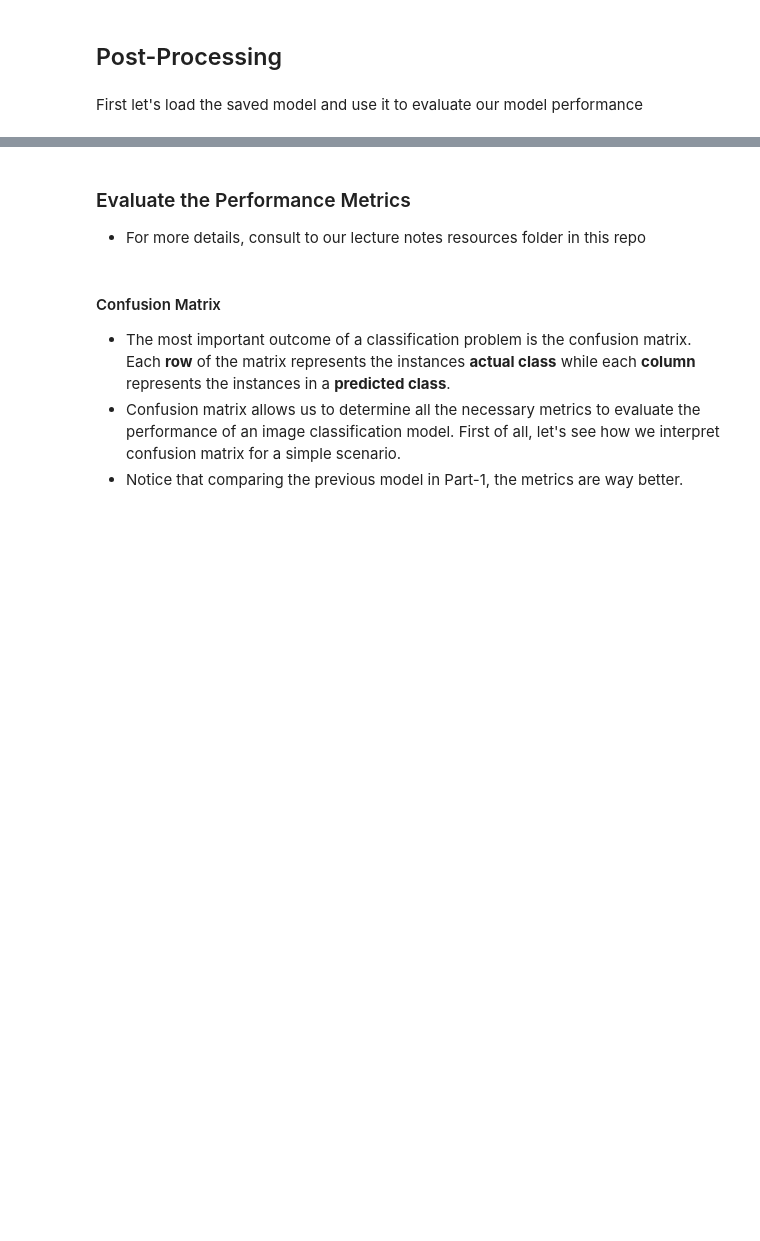
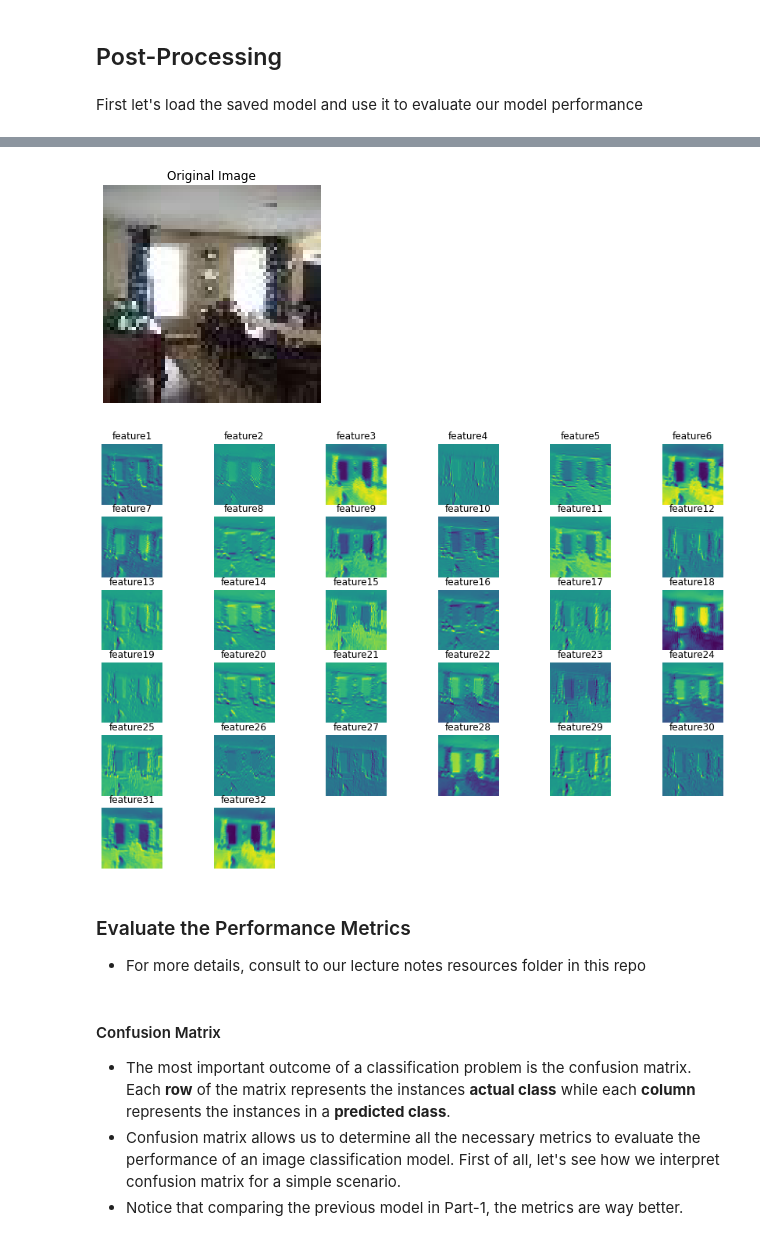
Before and after one commit to erkara/Spelman_College_Machine_Learning_Group, a Jupyter notebook: 9_Image_Classification_Part2_Convolutional_Neural_Networks.ipynb, the cells around one changed output, grey strips where cells are left out. Drawn from its saved outputs; the diff is of its cells as text; code cells hidden in the pictures; blank space fills up the shorter version.

```diff
--- a/9_Image_Classification_Part2_Convolutional_Neural_Networks.ipynb
+++ b/9_Image_Classification_Part2_Convolutional_Neural_Networks.ipynb
@@ -625,3 +652,8 @@ ShowPredictions(3)
+# %%
+PlotFeatureMaps(test_image_paths[69],conv_layer_list,transform_type = test_transforms,layer=0)
+# %% [output]
+[figure, added]
+[figure, added]
 # %% [markdown]
 ### Evaluate the Performance Metrics
 - For more details, consult to our lecture notes resources folder in this repo
```
Also changed, not shown: parts of 21 cells of this notebook.
